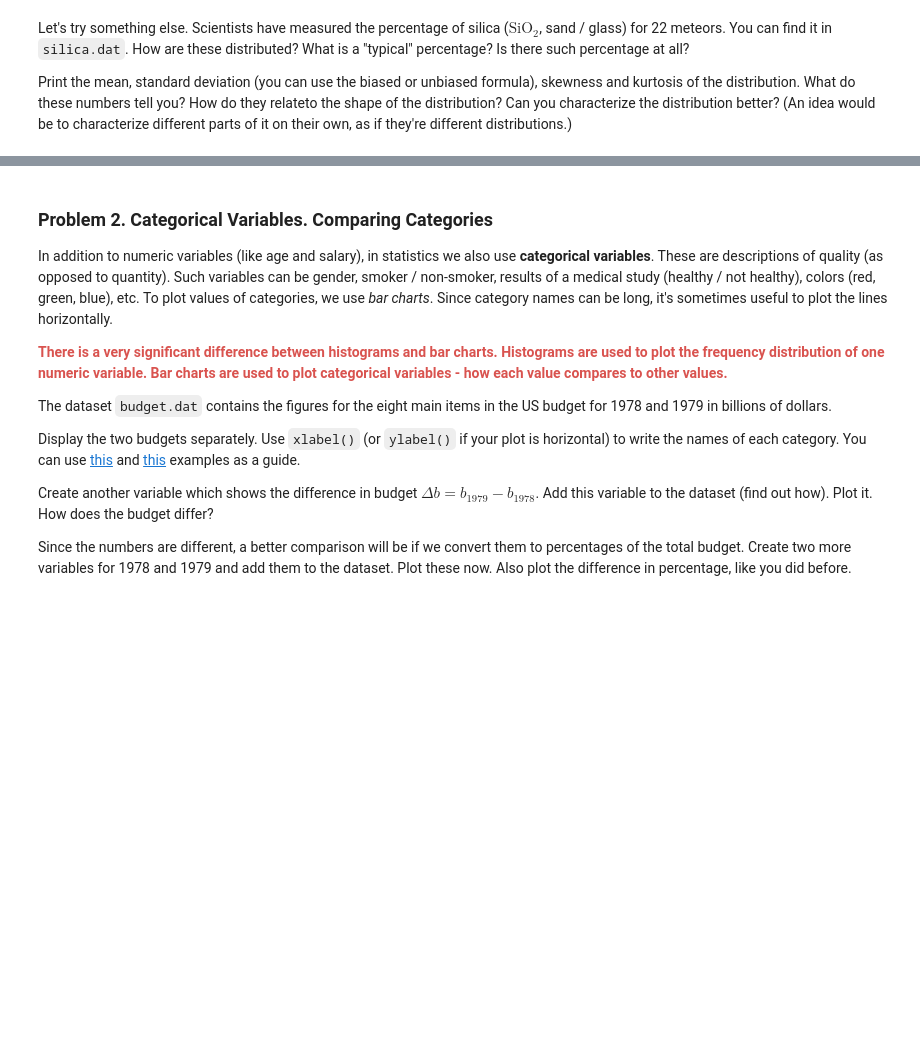
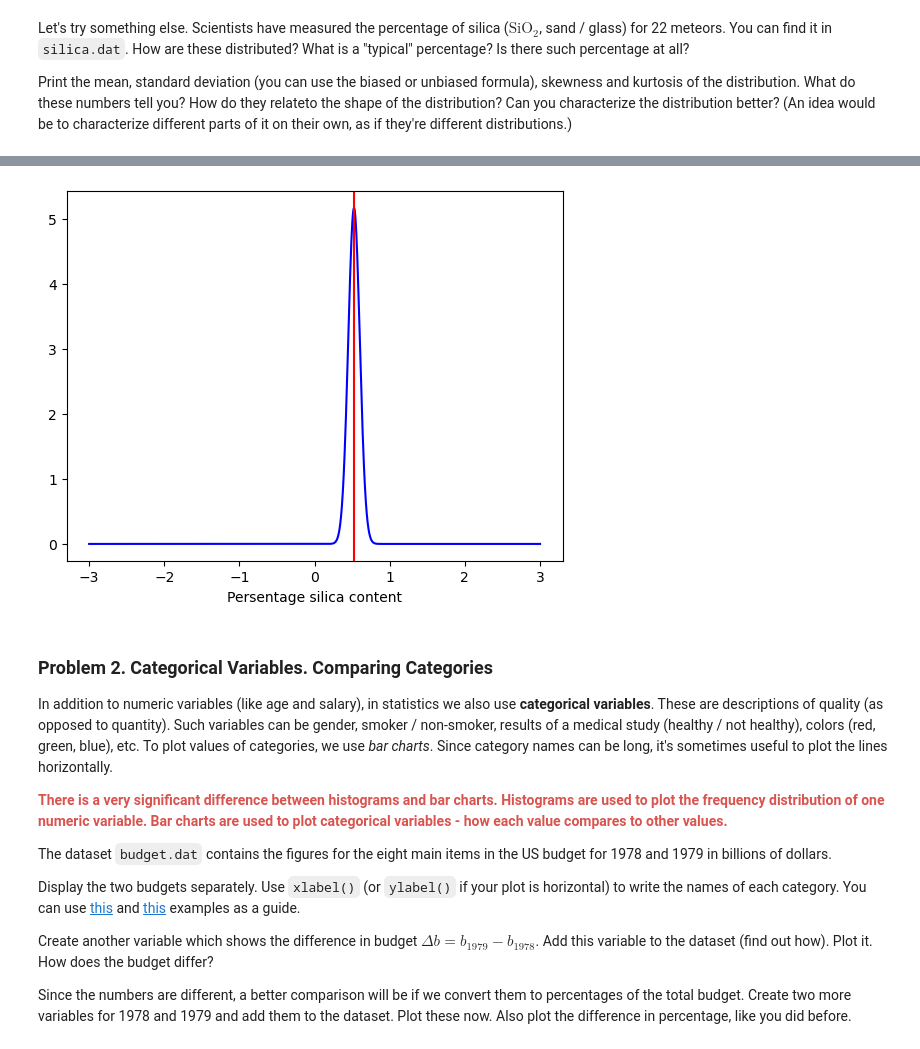
Before and after one commit to StanDobrev11/MathConceptsForDevs, a Jupyter notebook: data/12.StatisticsExercise/Statistics Exercise.ipynb, the cells around one changed output, grey strips where cells are left out. Drawn from its saved outputs; the diff is of its cells as text; code cells hidden in the pictures; blank space fills up the shorter version.

```diff
--- a/data/12.StatisticsExercise/Statistics Exercise.ipynb
+++ b/data/12.StatisticsExercise/Statistics Exercise.ipynb
@@ -52,3 +96,17 @@ Print the mean, standard deviation (you can use the biased or unbiased formula),
+# %%
+def plot_gaussian_distribution(x, mu, sigma):
+    gaussian = scipy.stats.norm.pdf(x, loc = mu, scale = sigma)
+    plt.plot(x, gaussian, color = "blue")
+    plt.axvline(mu, color='r')
+    plt.xlabel('Persentage silica content')
+    plt.show()
+
+mu = silica.percentage.mean() / (silica.percentage.min() + silica.percentage.max())
+sigma = silica.percentage.std() / (silica.percentage.min() + silica.percentage.max())
+x_gaussian = np.linspace(-3, 3, 1000)
+plot_gaussian_distribution(x_gaussian, mu=mu, sigma=sigma)
+# %% [output]
+[figure, added]
 # %% [markdown]
 ### Problem 2. Categorical Variables. Comparing Categories
 In addition to numeric variables (like age and salary), in statistics we also use **categorical variables**. These are descriptions of quality (as opposed to quantity). Such variables can be gender, smoker / non-smoker, results of a medical study (healthy / not healthy), colors (red, green, blue), etc. To plot values of categories, we use *bar charts*. Since category names can be long, it's sometimes useful to plot the lines horizontally.
```
Also changed, not shown: parts of 37 cells of this notebook, 5 other files.
